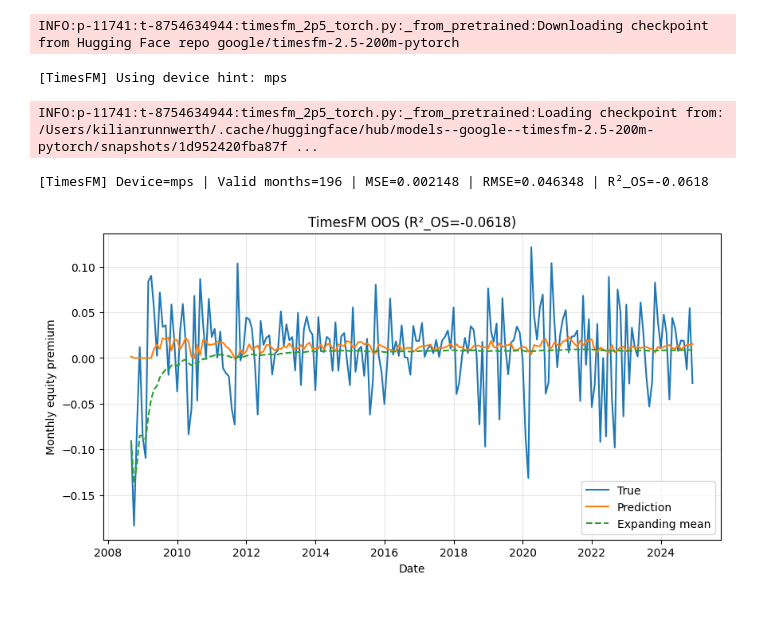
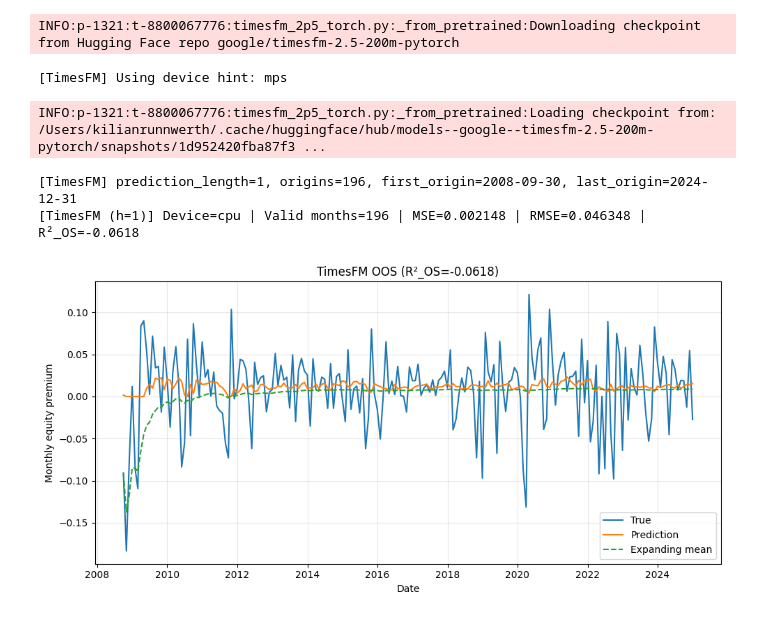
Before and after one commit to KiliTili/Masterarbeit, a Jupyter notebook: Notebooks/Benchmark/modelling.ipynb, the cells around one changed output. Saved outputs shown, nothing was run; the diff lists cells and outputs as text; code cells hidden in the pictures.

```diff
--- a/Notebooks/Benchmark/modelling.ipynb
+++ b/Notebooks/Benchmark/modelling.ipynb
@@ -102,19 +102,19 @@ Tree ensemble OOS R²: -0.009641210652581611
 # %%
 
-from importlib import reload
-reload(modl)
+
 r2_tf, y_true_tf, y_pred_tf, dates_tf = modl.timesfm_oos(
-    data, start_oos="2008-09-01", min_context=120, max_context=512, ct_cutoff=True, quiet=False
+    data, start_oos="2008-09-01", min_context=120, max_context=512, ct_cutoff=True, quiet=False, freq="M",
 )
 
 modl.plot_oos(
-    y_true_tf, y_pred_tf, dates=dates_tf,
-    title=f"TimesFM OOS (R²_OS={r2_tf:.4f})",
+    y_true_tf[1], y_pred_tf[1], dates=dates_tf[1],
+    title=f"TimesFM OOS (R²_OS={r2_tf[1]:.4f})",
     ylabel="Monthly equity premium"
 )
 # %% [output]
-INFO:p-11741:t-8754634944:timesfm_2p5_torch.py:_from_pretrained:Downloading checkpoint from Hugging Face repo google/timesfm-2.5-200m-pytorch
+INFO:p-1321:t-8800067776:timesfm_2p5_torch.py:_from_pretrained:Downloading checkpoint from Hugging Face repo google/timesfm-2.5-200m-pytorch
 [TimesFM] Using device hint: mps
-INFO:p-11741:t-8754634944:timesfm_2p5_torch.py:_from_pretrained:Loading checkpoint from: /Users/kilianrunnwerth/.cache/huggingface/hub/models--google--timesfm-2.5-200m-pytorch/snapshots/1d952420fba87f ...
+INFO:p-1321:t-8800067776:timesfm_2p5_torch.py:_from_pretrained:Loading checkpoint from: /Users/kilianrunnwerth/.cache/huggingface/hub/models--google--timesfm-2.5-200m-pytorch/snapshots/1d952420fba87f3 ...
-[TimesFM] Device=mps | Valid months=196 | MSE=0.002148 | RMSE=0.046348 | R²_OS=-0.0618
+[TimesFM] prediction_length=1, origins=196, first_origin=2008-09-30, last_origin=2024-12-31
+[TimesFM (h=1)] Device=cpu | Valid months=196 | MSE=0.002148 | RMSE=0.046348 | R²_OS=-0.0618
-[figure, old version]
+[figure, new version]
```
Also changed, not shown: parts of 9 cells of this notebook, 7 other files.
